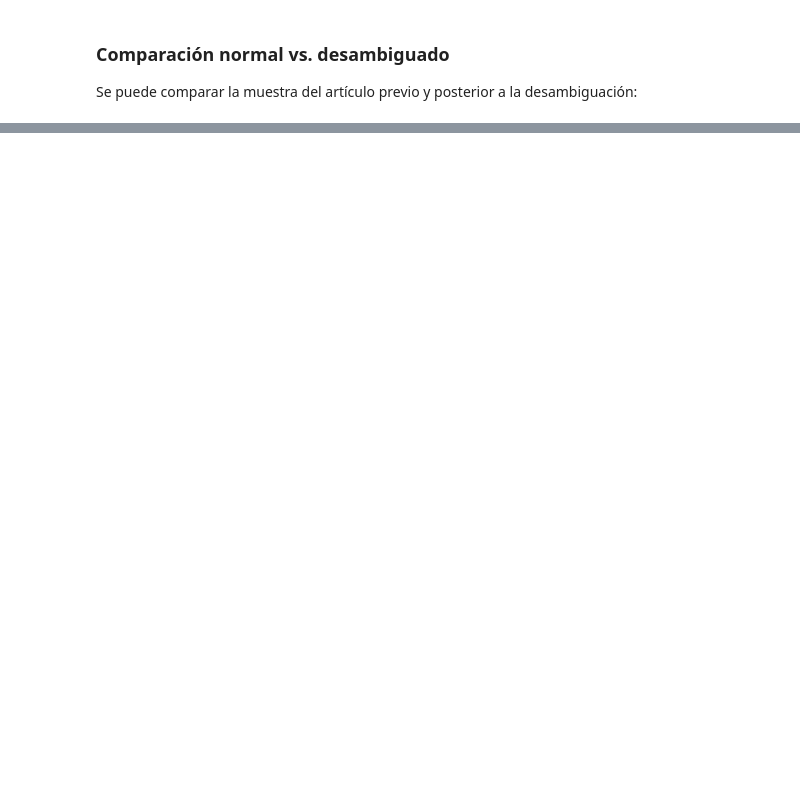
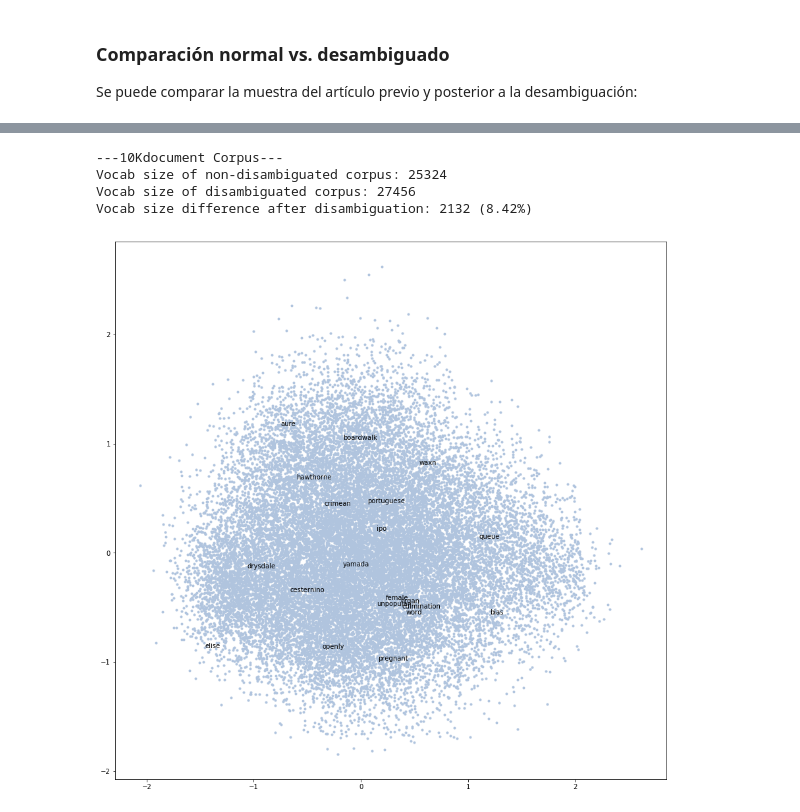
Before and after one commit to juanpablo-munoz/inf483, a Jupyter notebook: Proyecto_JPMuñoz.ipynb, the cells around one changed output, grey strips where cells are left out. Cells and saved outputs as stored; diff of their text form; code cells hidden in the pictures; blank space fills up the shorter version.

```diff
--- a/Proyecto_JPMuñoz.ipynb
+++ b/Proyecto_JPMuñoz.ipynb
@@ -536,0 +690,25 @@ state | state
+# %%
+import pickle
+
+# Saving the objects:
+with open('corpus_10kdocs_lemma_windowsize_5_method_path.pkl', 'wb') as f:
+    pickle.dump([corpus_no_disambiguation, corpus_disambiguation], f)
+# %%
+import pickle
+
+# Getting back the objects:
+with open('corpus_10kdocs_lemma_windowsize_5_method_path.pkl', 'rb') as f:
+    corpus_no_disambiguation, corpus_disambiguation = pickle.load(f)
+# %%
+from gensim.models import Word2Vec
+
+model_no_disambiguation = Word2Vec(
+    corpus_no_disambiguation.values(),
+    size=128,
+    window=5,
+    min_count=20,
+    workers=4,
+    sg=1,
+    compute_loss=True
+)
+model_no_disambiguation.train(corpus_no_disambiguation.values(), total_examples=len(corpus_no_disambiguation), epochs=10)
@@ -536,0 +801,33 @@ state | state
+# %%
+s1 = len(model_no_disambiguation.wv.vocab)
+s2 = len(model_disambiguation.wv.vocab)
+print('---10Kdocument Corpus---')
+print('Vocab size of non-disambiguated corpus:', s1)
+print('Vocab size of disambiguated corpus:', s2)
+print('Vocab size difference after disambiguation: {} ({}%)'.format(s2-s1, round(100*s2/s1-100, 2)))
+# %% [output]
+---10Kdocument Corpus---
+Vocab size of non-disambiguated corpus: 25324
+Vocab size of disambiguated corpus: 27456
+Vocab size difference after disambiguation: 2132 (8.42%)
+# %%
+from sklearn.decomposition import PCA
+from matplotlib import pyplot as plt
+import random
+
+prob = 0.001
+
+# fit a 2d PCA model to the vectors
+X = model_no_disambiguation[model_no_disambiguation.wv.vocab]
+pca = PCA(n_components=2)
+result = pca.fit_transform(X)
+# create a scatter plot of the projection
+plt.figure(figsize=(15, 15))
+plt.scatter(result[:, 0], result[:, 1], marker='.', c='lightsteelblue')
+words = list(model_no_disambiguation.wv.vocab)
+for i, word in enumerate(words):
+    if random.random() <= prob:
+        plt.annotate(word, xy=(result[i, 0], result[i, 1]))
+plt.show()
+# %% [output]
+[figure, added]
```
Also changed, not shown: parts of 24 cells of this notebook.
